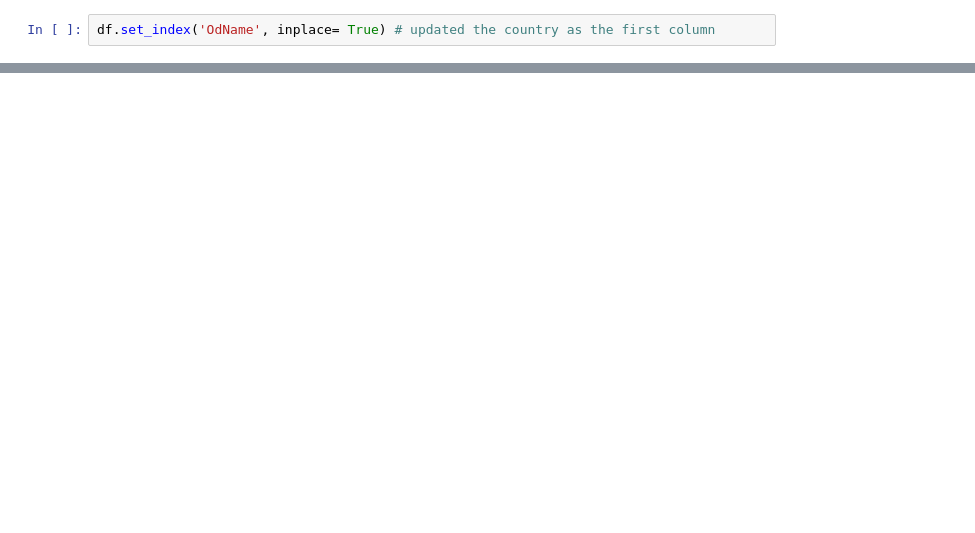
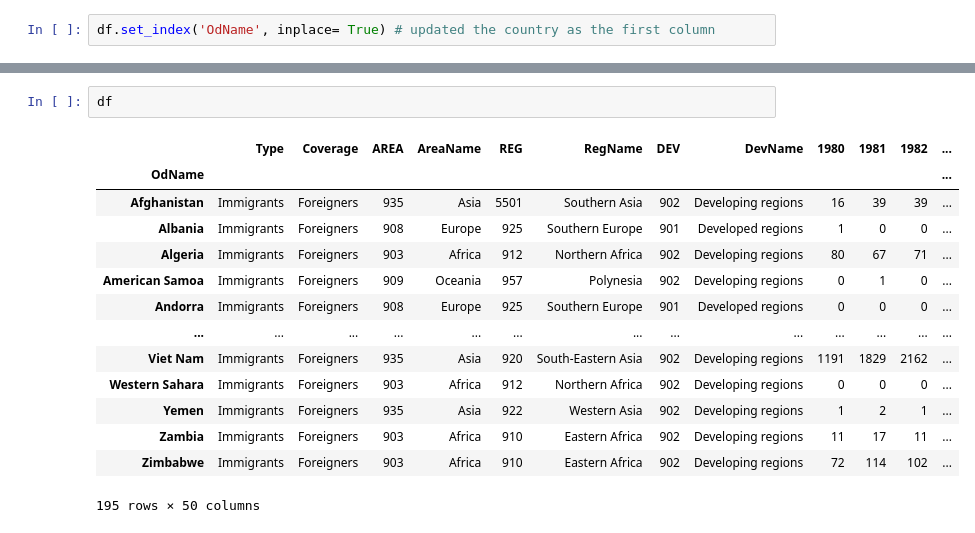
Before and after one commit to zaid-kamil/DPPYDS63021AUG, a Jupyter notebook: data analysis/data_analysis.ipynb, the cells around one changed output, grey strips where cells are left out. Drawn from its saved outputs; the diff is of its cells as text; blank space fills up the shorter version.

```diff
--- a/data analysis/data_analysis.ipynb
+++ b/data analysis/data_analysis.ipynb
@@ -58,0 +180,17 @@ df.loc['Brazil']
+# %%
+df
+# %% [output]
+|  | Type | Coverage | AREA | AreaName | REG | RegName | DEV | DevName | 1980 | 1981 | 1982 | ... |
+| OdName |  |  |  |  |  |  |  |  |  |  |  | ... |
+| Afghanistan | Immigrants | Foreigners | 935 | Asia | 5501 | Southern Asia | 902 | Developing regions | 16 | 39 | 39 | ... |
+| Albania | Immigrants | Foreigners | 908 | Europe | 925 | Southern Europe | 901 | Developed regions | 1 | 0 | 0 | ... |
+| Algeria | Immigrants | Foreigners | 903 | Africa | 912 | Northern Africa | 902 | Developing regions | 80 | 67 | 71 | ... |
+| American Samoa | Immigrants | Foreigners | 909 | Oceania | 957 | Polynesia | 902 | Developing regions | 0 | 1 | 0 | ... |
+| Andorra | Immigrants | Foreigners | 908 | Europe | 925 | Southern Europe | 901 | Developed regions | 0 | 0 | 0 | ... |
+| ... | ... | ... | ... | ... | ... | ... | ... | ... | ... | ... | ... | ... |
+| Viet Nam | Immigrants | Foreigners | 935 | Asia | 920 | South-Eastern Asia | 902 | Developing regions | 1191 | 1829 | 2162 | ... |
+| Western Sahara | Immigrants | Foreigners | 903 | Africa | 912 | Northern Africa | 902 | Developing regions | 0 | 0 | 0 | ... |
+| Yemen | Immigrants | Foreigners | 935 | Asia | 922 | Western Asia | 902 | Developing regions | 1 | 2 | 1 | ... |
+| Zambia | Immigrants | Foreigners | 903 | Africa | 910 | Eastern Africa | 902 | Developing regions | 11 | 17 | 11 | ... |
+| Zimbabwe | Immigrants | Foreigners | 903 | Africa | 910 | Eastern Africa | 902 | Developing regions | 72 | 114 | 102 | ... |
+195 rows × 50 columns
```
Also changed, not shown: parts of 28 cells of this notebook.
